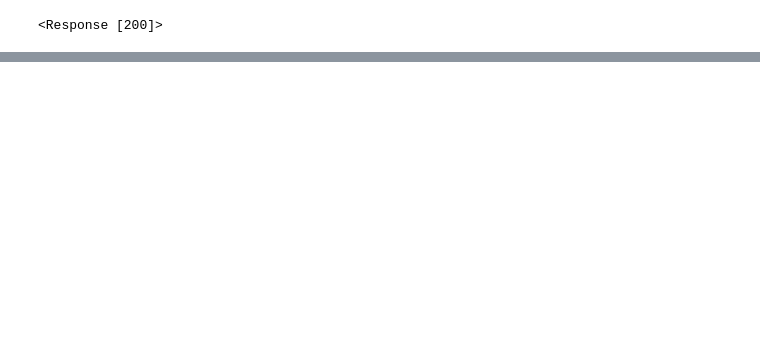
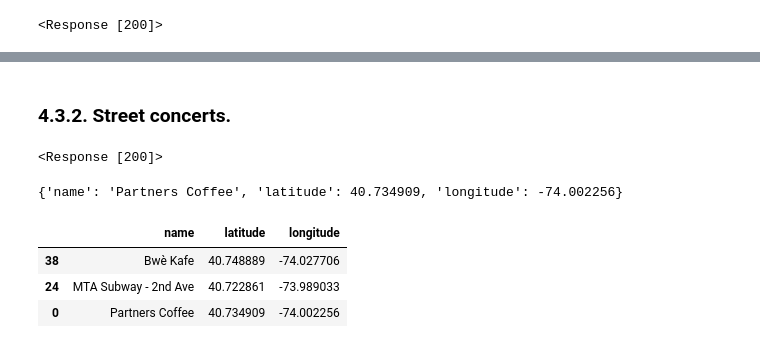
Before and after one commit to imalanz/RockAI_Studio, a Jupyter notebook: Analisis.ipynb, the cells around one changed output, grey strips where cells are left out. Cells and saved outputs as stored; diff of their text form; code cells hidden in the pictures; blank space fills up the shorter version.

```diff
--- a/Analisis.ipynb
+++ b/Analisis.ipynb
@@ -331,11 +312,11 @@ url = "https://api.foursquare.com/v3/places/search"
 
 params = {
     "query": "schools",
-    "ll": "40.751693,-73.989676",
+    "ll": "40.7380216,-74.003227113",
     "open_now": "true",
     "sort":"DISTANCE",
     "radius": 15000,
-    "limit": 20
+    "limit": 50
 }
 
 headers = {
@@ -383,11 +364,11 @@ url = "https://api.foursquare.com/v3/places/search"
 
 params = {
     "query": "bars",
-    "ll": "40.751693,-73.989676",
+    "ll": "40.7380216,-74.003227113",
     "open_now": "true",
     "sort":"DISTANCE",
     "radius": 15000,
-    "limit": 20
+    "limit": 50
 }
 
 headers = {
@@ -426,0 +404,24 @@ ex.export_NY_schools (bars)
+# %% [markdown]
+### 4.3.2. Street concerts.
+# %%
+url = "https://api.foursquare.com/v3/places/search"
+
+params = {
+    "query": "concerts",
+    "ll": "40.7380216,-74.003227113",
+    "open_now": "true",
+    "sort":"DISTANCE",
+    "radius": 15000,
+    "limit": 50
+}
+
+headers = {
+    "Accept": "application/json",
+    "Authorization": token
+}
+
+response = requests.request("GET", url, params=params, headers=headers)
+
+response
+# %% [output]
+<Response [200]>
@@ -426,0 +430,16 @@ ex.export_NY_schools (bars)
+# %%
+ex.coord_name (concerts[0])
+# %% [output]
+{'name': 'Partners Coffee', 'latitude': 40.734909, 'longitude': -74.002256}
+# %%
+lst = []
+for i in response.json()["results"]:
+    lst.append(coord_name(i))
+# %%
+conc = pd.DataFrame(lst)
+conc.sample(3)
+# %% [output]
+|  | name | latitude | longitude |
+| 38 | Bwè Kafe | 40.748889 | -74.027706 |
+| 24 | MTA Subway - 2nd Ave | 40.722861 | -73.989033 |
+| 0 | Partners Coffee | 40.734909 | -74.002256 |
```
Also changed, not shown: parts of 17 cells of this notebook, 5 other files.
